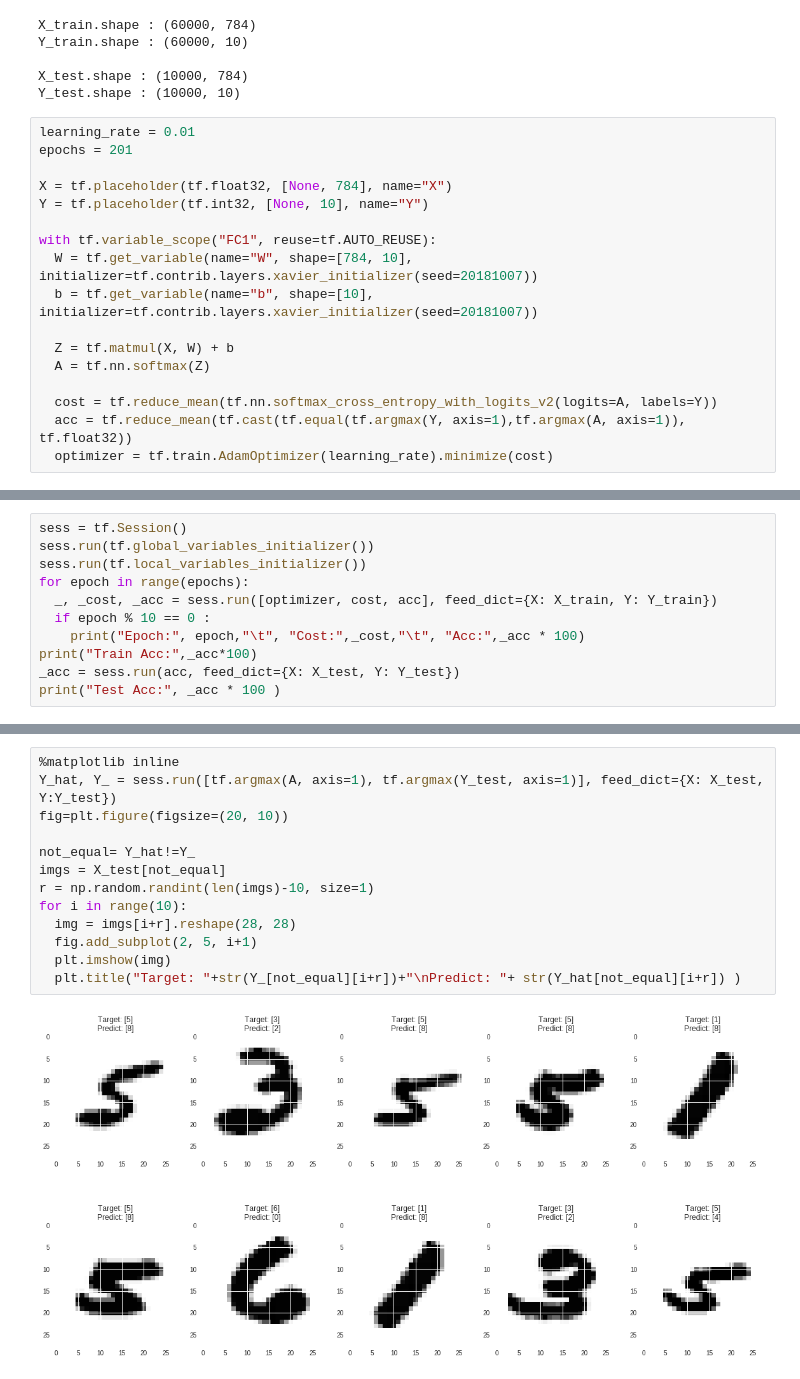
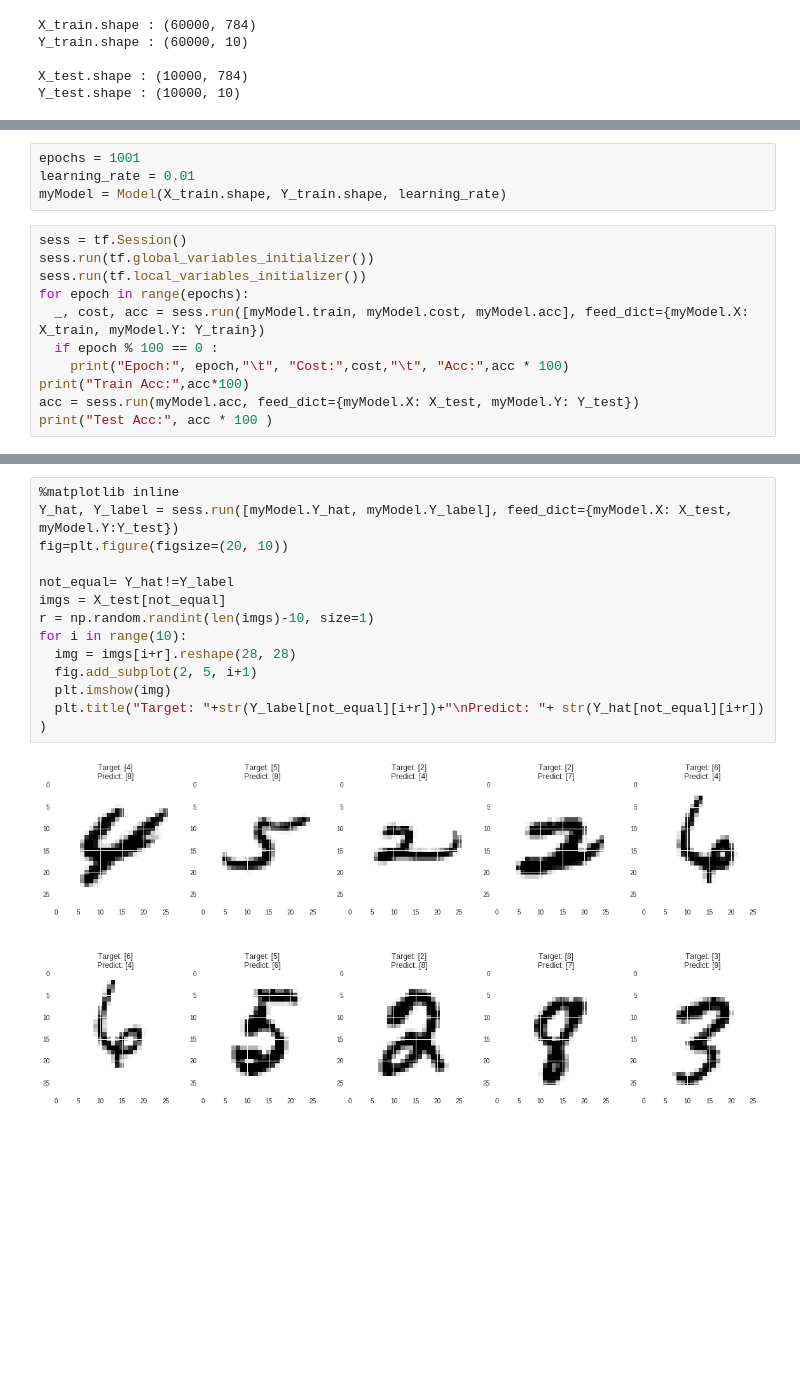
Before and after one commit to JaytenJeon/tensorflow-mnist-exercises, a Jupyter notebook: 01_single_layer.ipynb, the cells around one changed output, grey strips where cells are left out. Drawn from its saved outputs; the diff is of its cells as text; blank space fills up the shorter version.

Commit message:
Refactor 01_single_layer.ipynb

```diff
--- a/01_single_layer.ipynb
+++ b/01_single_layer.ipynb
@@ -24,20 +24,3 @@ Y_train.shape : (60000, 10)
 
 X_test.shape : (10000, 784)
 Y_test.shape : (10000, 10)
-# %%
-learning_rate = 0.01
-epochs = 201
-
-X = tf.placeholder(tf.float32, [None, 784], name="X")
-Y = tf.placeholder(tf.int32, [None, 10], name="Y")
-
-with tf.variable_scope("FC1", reuse=tf.AUTO_REUSE):
-  W = tf.get_variable(name="W", shape=[784, 10], initializer=tf.contrib.layers.xavier_initializer(seed=20181007))
-  b = tf.get_variable(name="b", shape=[10], initializer=tf.contrib.layers.xavier_initializer(seed=20181007))
-
-  Z = tf.matmul(X, W) + b
-  A = tf.nn.softmax(Z)
-
-  cost = tf.reduce_mean(tf.nn.softmax_cross_entropy_with_logits_v2(logits=A, labels=Y))
-  acc = tf.reduce_mean(tf.cast(tf.equal(tf.argmax(Y, axis=1),tf.argmax(A, axis=1)), tf.float32))
-  optimizer = tf.train.AdamOptimizer(learning_rate).minimize(cost)
@@ -44,12 +68,16 @@ with tf.variable_scope("FC1", reuse=tf.AUTO_REUSE):
+# %%
+epochs = 1001
+learning_rate = 0.01
+myModel = Model(X_train.shape, Y_train.shape, learning_rate)
 # %%
 sess = tf.Session()
 sess.run(tf.global_variables_initializer())
 sess.run(tf.local_variables_initializer())
 for epoch in range(epochs):
-  _, _cost, _acc = sess.run([optimizer, cost, acc], feed_dict={X: X_train, Y: Y_train})
-  if epoch % 10 == 0 :
-    print("Epoch:", epoch,"\t", "Cost:",_cost,"\t", "Acc:",_acc * 100)
-print("Train Acc:",_acc*100)
-_acc = sess.run(acc, feed_dict={X: X_test, Y: Y_test})
-print("Test Acc:", _acc * 100 )
+  _, cost, acc = sess.run([myModel.train, myModel.cost, myModel.acc], feed_dict={myModel.X: X_train, myModel.Y: Y_train})
+  if epoch % 100 == 0 :
+    print("Epoch:", epoch,"\t", "Cost:",cost,"\t", "Acc:",acc * 100)
+print("Train Acc:",acc*100)
+acc = sess.run(myModel.acc, feed_dict={myModel.X: X_test, myModel.Y: Y_test})
+print("Test Acc:", acc * 100 )
 # %% [output]
@@ -73,15 +97,15 @@ Test Acc: 92.33999848365784
 # %%
 %matplotlib inline
-Y_hat, Y_ = sess.run([tf.argmax(A, axis=1), tf.argmax(Y_test, axis=1)], feed_dict={X: X_test, Y:Y_test})
+Y_hat, Y_label = sess.run([myModel.Y_hat, myModel.Y_label], feed_dict={myModel.X: X_test, myModel.Y:Y_test})
 fig=plt.figure(figsize=(20, 10))
 
-not_equal= Y_hat!=Y_
+not_equal= Y_hat!=Y_label
 imgs = X_test[not_equal]
 r = np.random.randint(len(imgs)-10, size=1)
 for i in range(10):
   img = imgs[i+r].reshape(28, 28)
   fig.add_subplot(2, 5, i+1)
   plt.imshow(img)
-  plt.title("Target: "+str(Y_[not_equal][i+r])+"\nPredict: "+ str(Y_hat[not_equal][i+r]) )
+  plt.title("Target: "+str(Y_label[not_equal][i+r])+"\nPredict: "+ str(Y_hat[not_equal][i+r]) )
 # %% [output]
-[figure, old version]
+[figure, new version]
```
Also changed, not shown: parts of 2 cells of this notebook.
